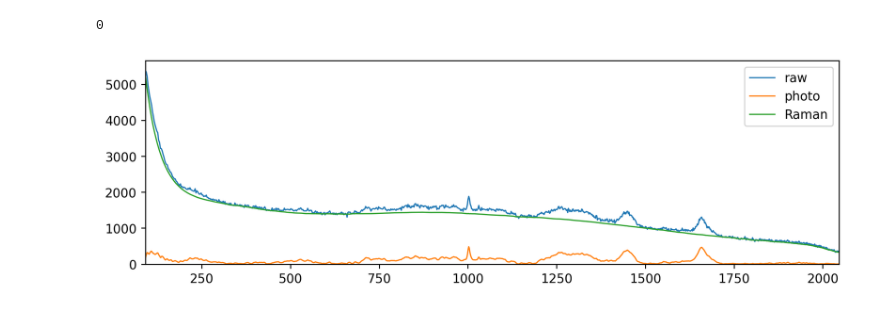
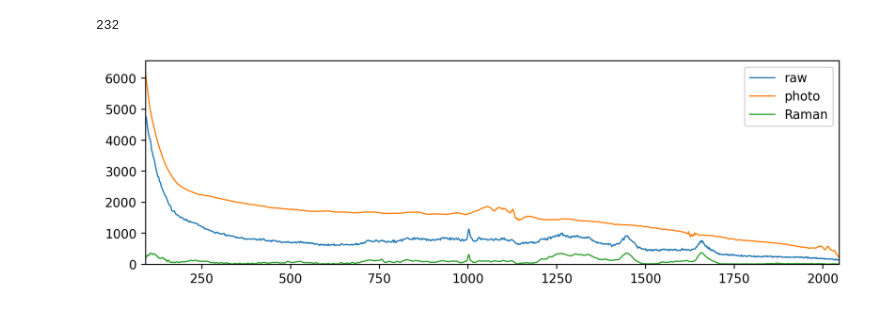
Before and after one commit to jjgsherwood/Raman-and-Photoluminescence-Signal-Separation-in-Raman-Hyperspectral-Imagery, a Jupyter notebook: experiments/Show_split.ipynb, the cells around one changed output. Saved outputs shown, nothing was run; the diff lists cells and outputs as text; code cells hidden in the pictures.

```diff
--- a/experiments/Show_split.ipynb
+++ b/experiments/Show_split.ipynb
@@ -6,12 +6,12 @@ filenames = ["../../data/Raman_Mouse/raw/Kidney_map_150z25_60s_#35.txt"]
 # filenames = glob.glob(file_location+'/[!Wave|metadata]*.txt')
 data = load_files([filenames], True)
 
-file_location = "../../data/Raman_Mouse/raman 2023-03-14 16-30-58.243049/"
+file_location = "../../data/Raman_Mouse/raman 2023-03-14 17-10-37.915770/"
 
 filenames = glob.glob(file_location+'/[!Wave|metadata]*.txt')
 raman = load_files([filenames], True)
 
-file_location = "../../data/Raman_Mouse/photoluminences 2023-03-14 16-30-59.316597/"
+file_location = "../../data/Raman_Mouse/photoluminences 2023-03-14 17-10-56.057853/"
 
 filenames = glob.glob(file_location+'/[!Wave|metadata]*.txt')
 photo = load_files([filenames], True)
@@ -38,20 +46,20 @@ raman = raman[0][0].reshape(-1,raman[0][0].shape[-1])
 # %%
 i = np.random.randint(data.shape[-1])
-i = 0
+# i = 0
 print(i)
 
 plt.rcParams['figure.figsize'] = (10, 3)
 plt.rcParams['figure.dpi'] = 250
 plt.rcParams['lines.linewidth'] = 1
 
 
 plt.plot(wavenumbers0, data[i], label="raw")
 plt.plot(wavenumbers1, photo[i], label="photo")
 plt.plot(wavenumbers1, raman[i], label="Raman")
 plt.xlim(wavenumbers0[0],wavenumbers0[-1])
 plt.ylim(0)
 plt.legend()
 plt.show()
 # %% [output]
-0
+232
-[figure, old version]
+[figure, new version]
```
Also changed, not shown: parts of 3 cells of this notebook, 1 other file.
